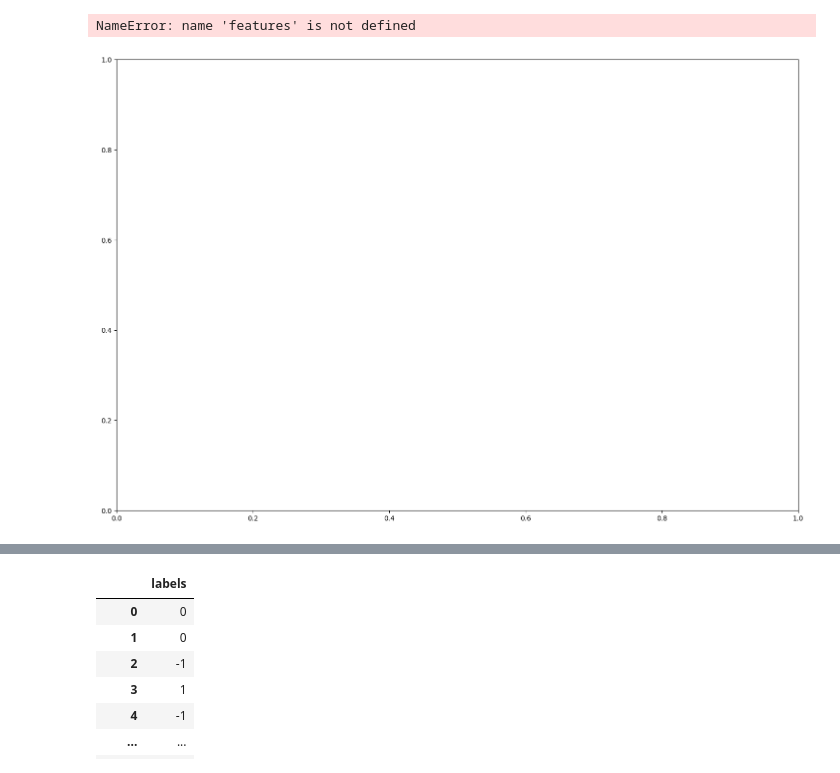
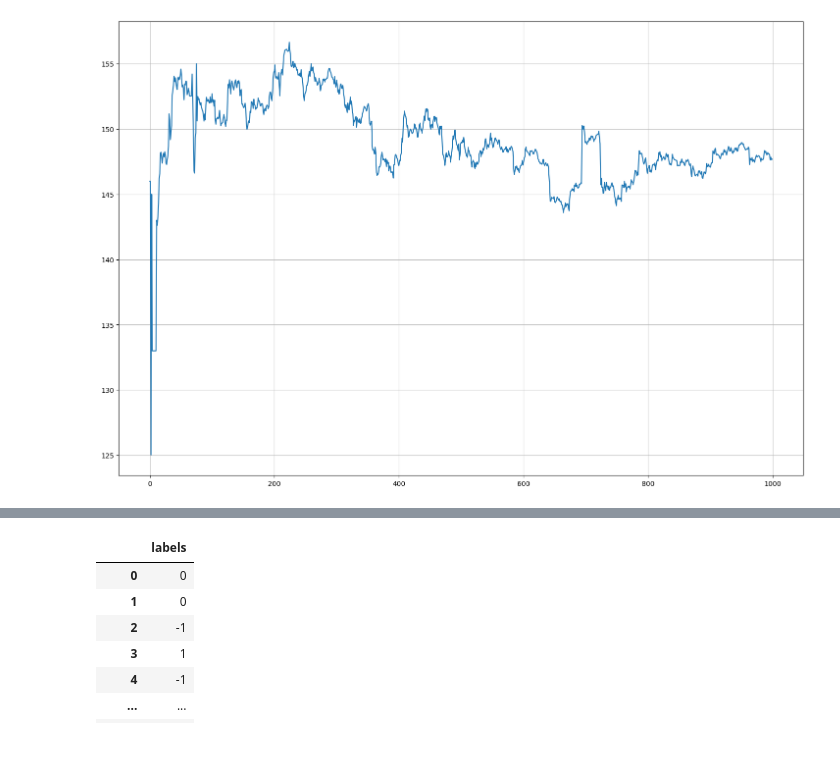
Before and after one commit to izzortsi/trailing_orders, a Jupyter notebook: DEV/collect_binance_data_clean.ipynb, the cells around one changed output, grey strips where cells are left out. Saved outputs shown, nothing was run; the diff lists cells and outputs as text; code cells hidden in the pictures.

```diff
--- a/DEV/collect_binance_data_clean.ipynb
+++ b/DEV/collect_binance_data_clean.ipynb
@@ -222,8 +263,0 @@ sdb.data
-# %%
-df = sdb.data
-closes_mean = df.closes_ema
-
-closes_std = df.closes_std
-
-mean_std = closes_std.mean()
-closes_mean.mean(), mean_std
@@ -344,13 +263,0 @@ ax.grid(True, which="minor")
-# %%
-df = sdb.data
-(fig, ax) = plt.subplots(figsize=(18,12))
-ax.plot(df.close)
-peak_x = peak_regions
-peak_y = df.close.values[peak_regions]
-ax.plot(peak_x, peak_y, marker='o', markersize=5, linestyle="None", color='green', label="Peaks")
-
-valley_x = valley_regions
-valley_y = df.close.values[valley_regions]
-ax.plot(valley_x, valley_y, marker='o', markersize=5, linestyle="None", color='red', label="Valleys")
-ax.grid(which='both', alpha=0.8)
-ax.grid(True, which="minor")
@@ -359,5 +263,0 @@ ax.grid(True, which="minor")
-# %%
-labels = [1 if i in peak_regions else (-1 if i in valley_regions else 0) for i in range(len(df.close.values))]
-labels = pd.DataFrame(labels, columns=['labels'])
-df = pd.concat([df, labels], axis=1)
-# print(labels[labels!=0].dropna())
@@ -397,0 +271,4 @@ FileNotFoundError: [Errno 2] No such file or directory: 'c:\\Users\\igor-\\.clon
+# %%
+peak_regions = sdb.labels[sdb.labels == 1].dropna().index.values
+valley_regions = sdb.labels[sdb.labels == -1].dropna().index.values
+neutral_regions = sdb.labels[sdb.labels == 0].dropna().index.values
@@ -400,29 +297,28 @@ sdb.data = df
 features =sdb.data
 # %%
 (fig, ax) = plt.subplots(figsize=(18,12))
-ax.plot(features.close)
+ax.plot(sdb.data.close)
 none = []
-for i, l in enumerate(features.labels):
+for i, l in enumerate(sdb.labels):
     if l == 1:
         peak_x = peak_regions
-        peak_y = features.close.values[peak_regions]
+        peak_y = sdb.data.close.values[peak_regions]
         ax.plot(peak_x, peak_y, marker='o', linestyle="None", color='green', label="Peaks")
     elif l == -1:
         valley_x = valley_regions
-        valley_y = features.close.values[valley_regions]
+        valley_y = sdb.data.close.values[valley_regions]
         ax.plot(valley_x, valley_y, marker='o', linestyle="None", color='red', label="Valleys")
     elif l == 0:
         none.append(i)
 none_x = none
-none_y = df.close.values[none]
+none_y = sdb.data.close.values[none]
 # ax.plot(none_x, none_y, marker='o', linestyle="None", color='yellow', alpha=0.01, label="Valleys")
 # ax.plot(peak_x, peak_y, marker='o', linestyle="None", color='green', label="Peaks")
 # ax.plot(valley_x, valley_y, marker='o', linestyle="None", color='red', label="Valleys")
 ax.grid(which='both', alpha=0.8)
 ax.grid(True, which="minor")
 # %% [output]
-NameError: name 'features' is not defined
-[figure, old version]
+[figure, new version]
 # %%
 import torch
 from torch.utils.data import Dataset
```
Also changed, not shown: parts of 24 cells of this notebook, 2 other files.
